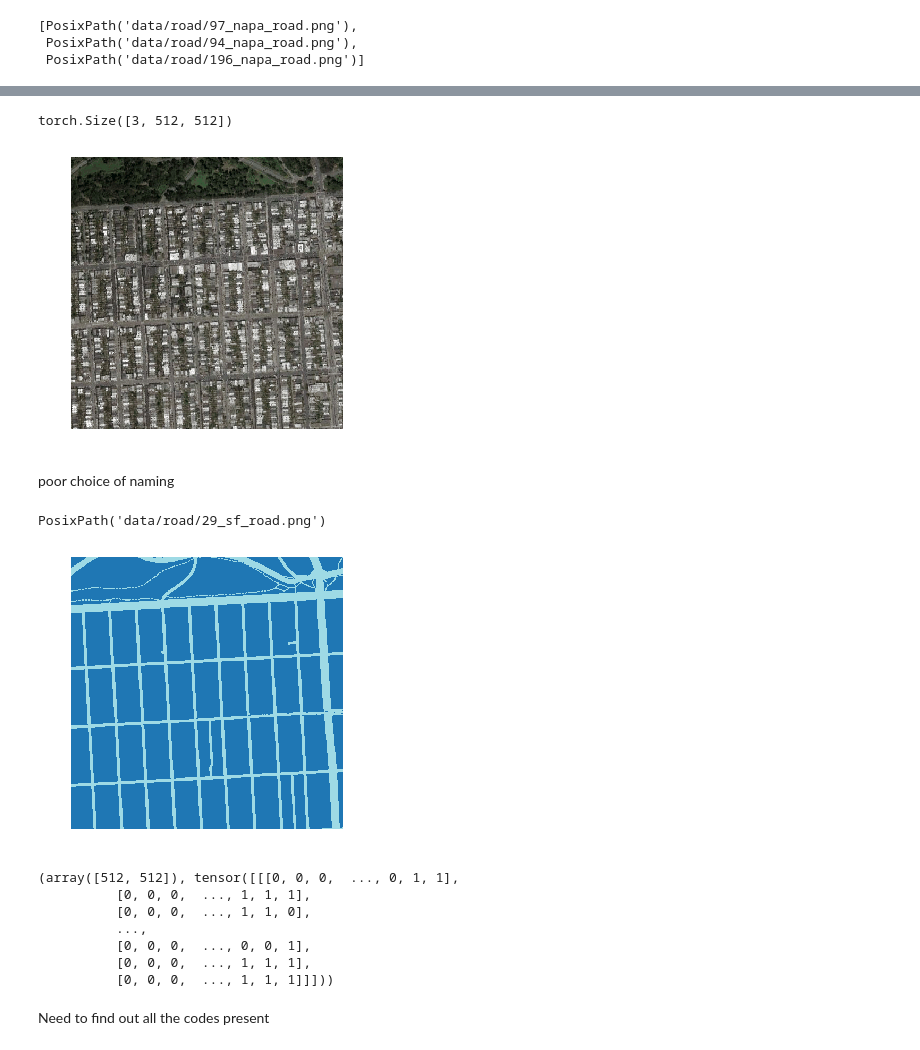
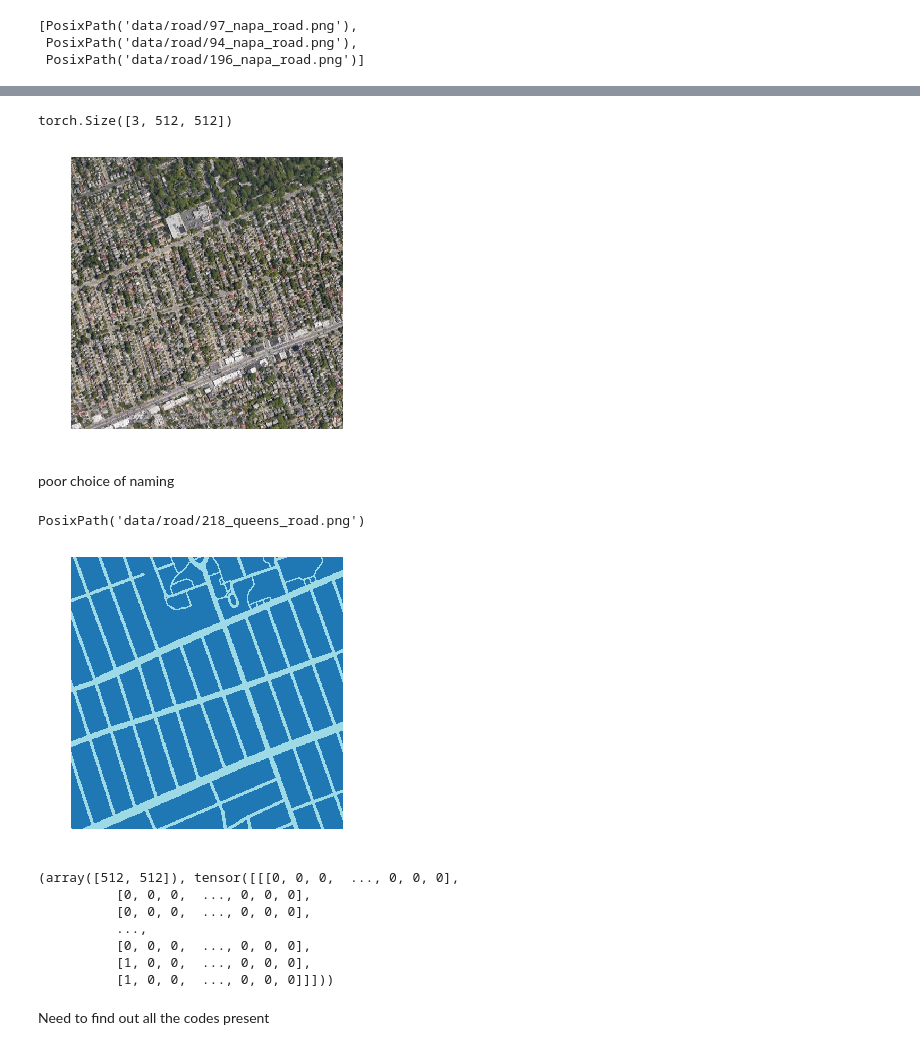
Before and after one commit to gokul-krishna/U-Net-Road-Detection, a Jupyter notebook: U-Net_FastAI.ipynb, the cells around one changed output, grey strips where cells are left out. Drawn from its saved outputs; the diff is of its cells as text; code cells hidden in the pictures.

```diff
--- a/U-Net_FastAI.ipynb
+++ b/U-Net_FastAI.ipynb
@@ -57,11 +54,11 @@ len(lbl_names)
 # %%
-img_f = fnames[100]
+img_f = fnames[200]
 img = open_image(img_f)
 print(img.shape)
 img.show(figsize=(5,5))
 # %% [output]
 torch.Size([3, 512, 512])
-[figure, old version]
+[figure, new version]
 # %% [markdown]
 poor choice of naming
 # %%
@@ -69,23 +66,23 @@ get_y_fn = lambda x: Path('/'.join(['data', 'road'] + ['_'.join(str(x).split('/'
 # %%
 get_y_fn(img_f)
 # %% [output]
-PosixPath('data/road/29_sf_road.png')
+PosixPath('data/road/218_queens_road.png')
 # %%
 mask = open_mask(get_y_fn(img_f))
 mask.show(figsize=(5,5), alpha=1)
 # %% [output]
-[figure, old version]
+[figure, new version]
 # %%
 src_size = np.array(mask.shape[1:])
 src_size, mask.data
 # %% [output]
-(array([512, 512]), tensor([[[0, 0, 0,  ..., 0, 1, 1],
-          [0, 0, 0,  ..., 1, 1, 1],
-          [0, 0, 0,  ..., 1, 1, 0],
+(array([512, 512]), tensor([[[0, 0, 0,  ..., 0, 0, 0],
+          [0, 0, 0,  ..., 0, 0, 0],
+          [0, 0, 0,  ..., 0, 0, 0],
           ...,
-          [0, 0, 0,  ..., 0, 0, 1],
-          [0, 0, 0,  ..., 1, 1, 1],
-          [0, 0, 0,  ..., 1, 1, 1]]]))
+          [0, 0, 0,  ..., 0, 0, 0],
+          [1, 0, 0,  ..., 0, 0, 0],
+          [1, 0, 0,  ..., 0, 0, 0]]]))
 # %% [markdown]
 Need to find out all the codes present
 # %% [markdown]
```
Also changed, not shown: parts of 24 cells of this notebook.
